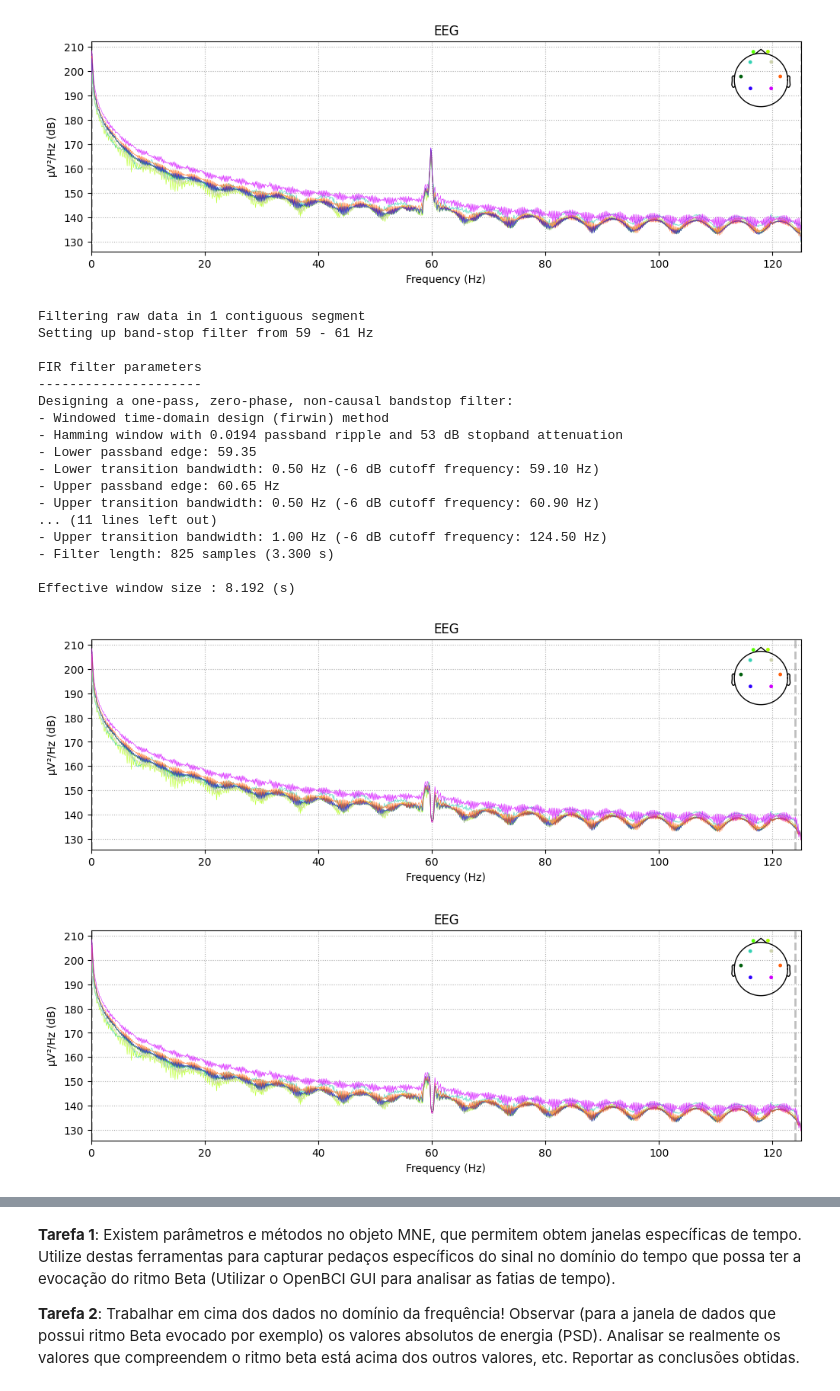
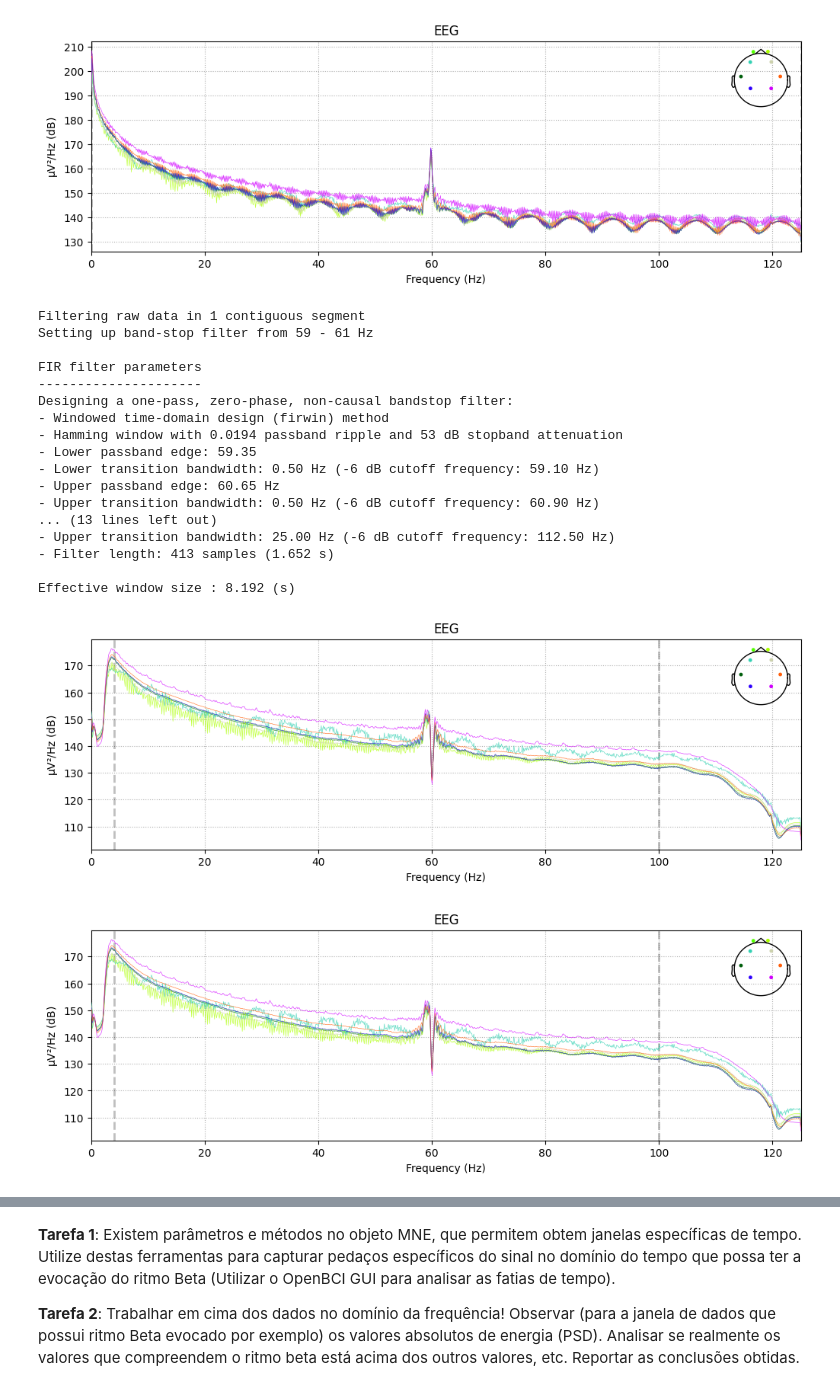
Before and after one commit to bneurd/tutoriais, a Jupyter notebook: Focus/src/preprocessing.ipynb, the cells around one changed output, grey strips where cells are left out. Cells and saved outputs as stored; diff of their text form; code cells hidden in the pictures.

```diff
--- a/Focus/src/preprocessing.ipynb
+++ b/Focus/src/preprocessing.ipynb
@@ -129,25 +129,25 @@ Effective window size : 8.192 (s)
 # %%
 mne_data_filtered = mne_data.copy()
 mne_data_filtered = mne_data_filtered.notch_filter(freqs=60)
-mne_data_filtered = mne_data_filtered.filter(l_freq=0, h_freq=124)
+mne_data_filtered = mne_data_filtered.filter(l_freq=4, h_freq=100)
 mne_data_filtered.compute_psd().plot()
 # %% [output]
 Filtering raw data in 1 contiguous segment
 Setting up band-stop filter from 59 - 61 Hz
 
 FIR filter parameters
 ---------------------
 Designing a one-pass, zero-phase, non-causal bandstop filter:
 - Windowed time-domain design (firwin) method
 - Hamming window with 0.0194 passband ripple and 53 dB stopband attenuation
 - Lower passband edge: 59.35
 - Lower transition bandwidth: 0.50 Hz (-6 dB cutoff frequency: 59.10 Hz)
 - Upper passband edge: 60.65 Hz
 - Upper transition bandwidth: 0.50 Hz (-6 dB cutoff frequency: 60.90 Hz)
-... (11 lines left out)
-- Upper transition bandwidth: 1.00 Hz (-6 dB cutoff frequency: 124.50 Hz)
-- Filter length: 825 samples (3.300 s)
+... (13 lines left out)
+- Upper transition bandwidth: 25.00 Hz (-6 dB cutoff frequency: 112.50 Hz)
+- Filter length: 413 samples (1.652 s)
 
 Effective window size : 8.192 (s)
-[figure, old version]
+[figure, new version]
-[figure, old version]
+[figure, new version]
```
Also changed, not shown: parts of 1 cell of this notebook, 2 other files.
